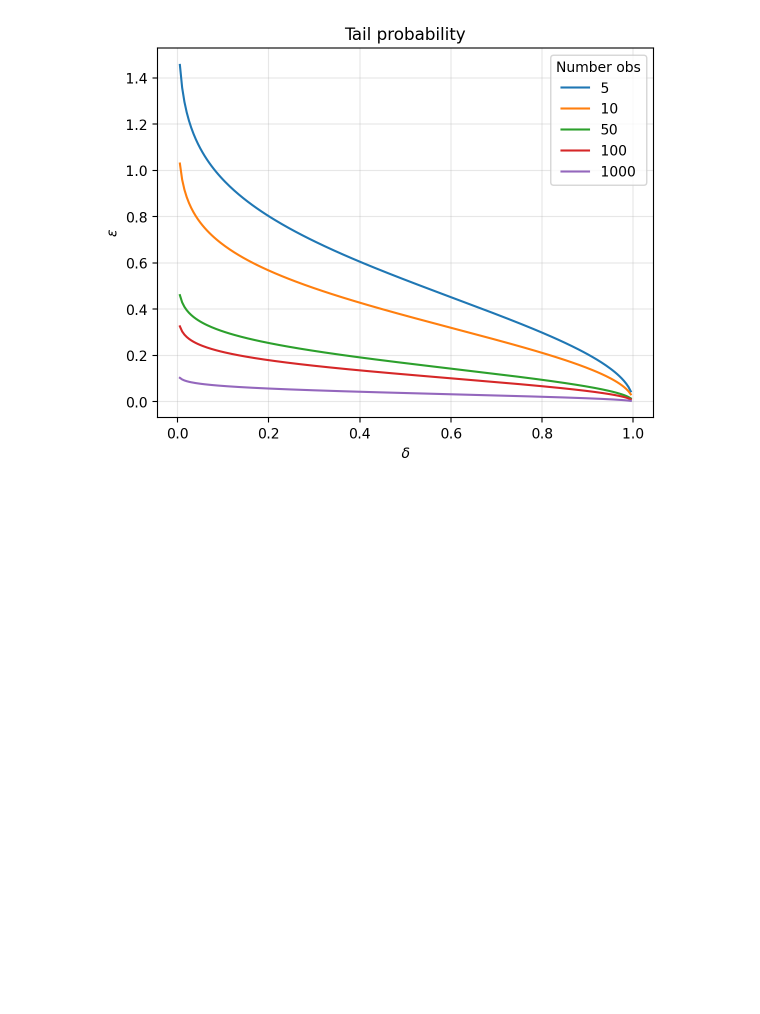
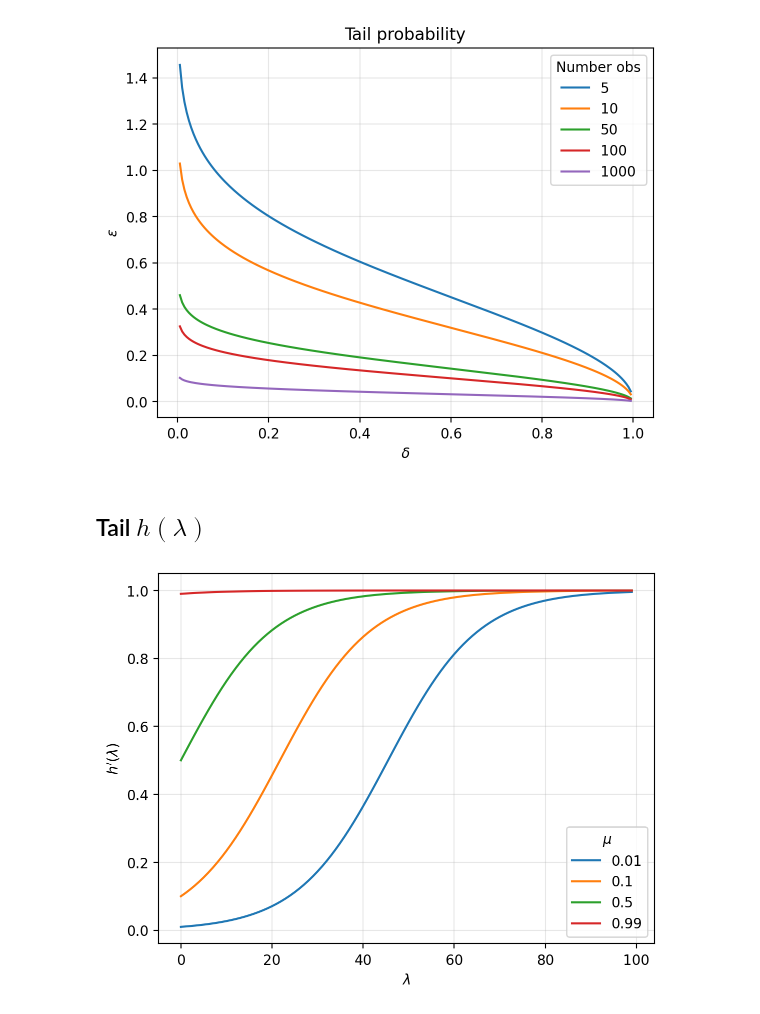
Before and after one commit to gerdm/misc, a Jupyter notebook: 2023-09/sub-gaussian-tail-probs.ipynb, the cells around one changed output. Saved outputs shown, nothing was run; the diff lists cells and outputs as text; code cells hidden in the pictures; blank space fills up the shorter version.

Commit message:
202309-feat: subgauss-tail-probs

```diff
--- a/2023-09/sub-gaussian-tail-probs.ipynb
+++ b/2023-09/sub-gaussian-tail-probs.ipynb
@@ -29,3 +29,25 @@ plt.title("Tail probability")
 plt.grid(alpha=0.3)
 # %% [output]
 [figure]
+# %% [markdown]
+## Tail $h(\lambda)$
+# %%
+def hprime(mu, lmbda):
+    num = mu * np.exp(lmbda)
+    den = (1 - mu) + mu * np.exp(lmbda)
+    return num / den
+# %%
+mu = 0.1
+
+mu_vals = [0.01, 0.1, 0.5, 0.99]
+for mu in mu_vals:
+    lmbda_vals = np.linspace(0, 10, 100)
+    hprime_vals = hprime(mu, lmbda_vals)
+
+    plt.plot(hprime_vals, label=mu)
+    plt.xlabel("$\lambda$")
+    plt.ylabel("$h'(\lambda)$")
+    plt.grid(alpha=0.3)
+    plt.legend(title="$\mu$")
+# %% [output]
+[figure, added]
```
